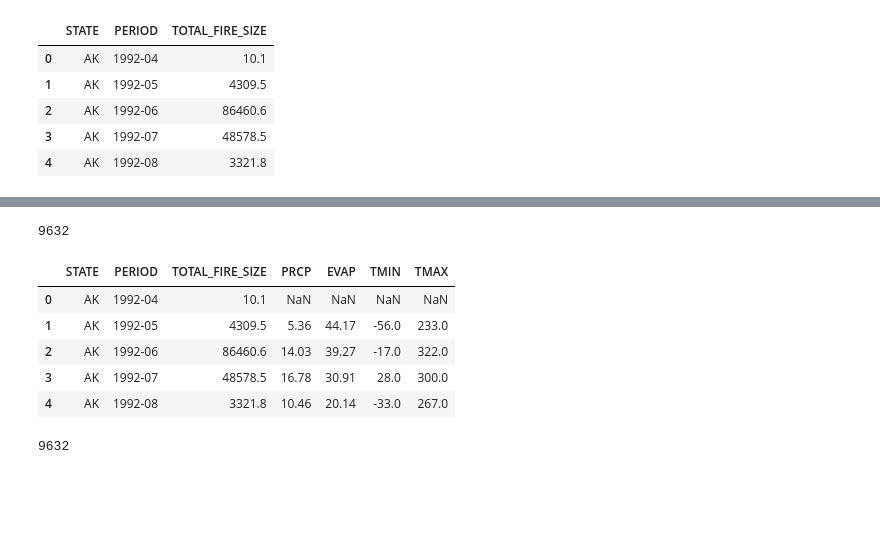
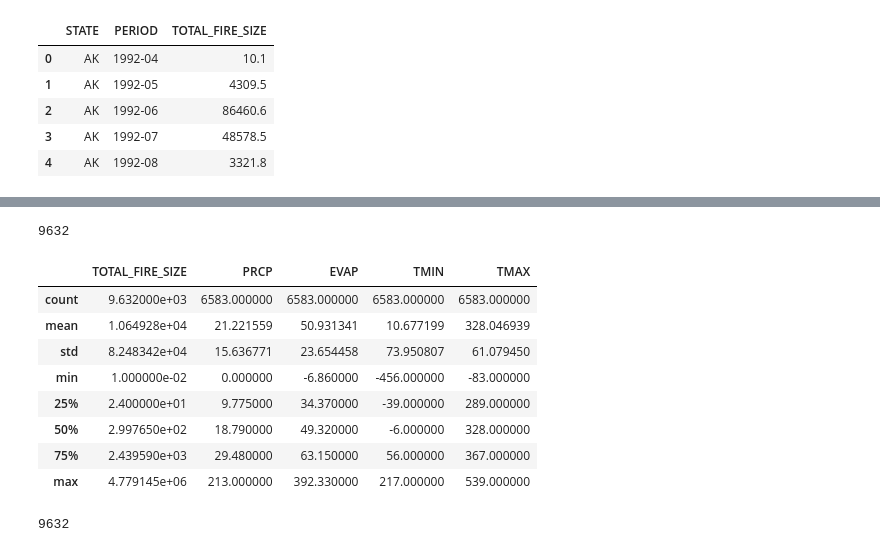
Before and after one commit to mflodzinski/Hackathon-Epoch, a Jupyter notebook: main.ipynb, the cells around one changed output, grey strips where cells are left out. Cells and saved outputs as stored; diff of their text form; code cells hidden in the pictures; blank space fills up the shorter version.

```diff
--- a/main.ipynb
+++ b/main.ipynb
@@ -45,16 +69,19 @@ wildfire_data.head()
 # %%
-
 weather_wildfire_data = pd.merge(wildfire_data, weather_data, on=['STATE', 'PERIOD'], how='left')
 print(len(weather_wildfire_data))
-weather_wildfire_data.head()
+# weather_wildfire_data.head()
+weather_wildfire_data.describe()
 # %% [output]
 9632
-|  | STATE | PERIOD | TOTAL_FIRE_SIZE | PRCP | EVAP | TMIN | TMAX |
-| 0 | AK | 1992-04 | 10.1 | NaN | NaN | NaN | NaN |
-| 1 | AK | 1992-05 | 4309.5 | 5.36 | 44.17 | -56.0 | 233.0 |
-| 2 | AK | 1992-06 | 86460.6 | 14.03 | 39.27 | -17.0 | 322.0 |
-| 3 | AK | 1992-07 | 48578.5 | 16.78 | 30.91 | 28.0 | 300.0 |
-| 4 | AK | 1992-08 | 3321.8 | 10.46 | 20.14 | -33.0 | 267.0 |
+|  | TOTAL_FIRE_SIZE | PRCP | EVAP | TMIN | TMAX |
+| count | 9.632000e+03 | 6583.000000 | 6583.000000 | 6583.000000 | 6583.000000 |
+| mean | 1.064928e+04 | 21.221559 | 50.931341 | 10.677199 | 328.046939 |
+| std | 8.248342e+04 | 15.636771 | 23.654458 | 73.950807 | 61.079450 |
+| min | 1.000000e-02 | 0.000000 | -6.860000 | -456.000000 | -83.000000 |
+| 25% | 2.400000e+01 | 9.775000 | 34.370000 | -39.000000 | 289.000000 |
+| 50% | 2.997650e+02 | 18.790000 | 49.320000 | -6.000000 | 328.000000 |
+| 75% | 2.439590e+03 | 29.480000 | 63.150000 | 56.000000 | 367.000000 |
+| max | 4.779145e+06 | 213.000000 | 392.330000 | 217.000000 | 539.000000 |
 # %%
 state_weather_wildfire_data = pd.merge(weather_wildfire_data, state_data, on=['STATE'], how='left')
 print(len(state_weather_wildfire_data))
```
Also changed, not shown: parts of 6 cells of this notebook.
